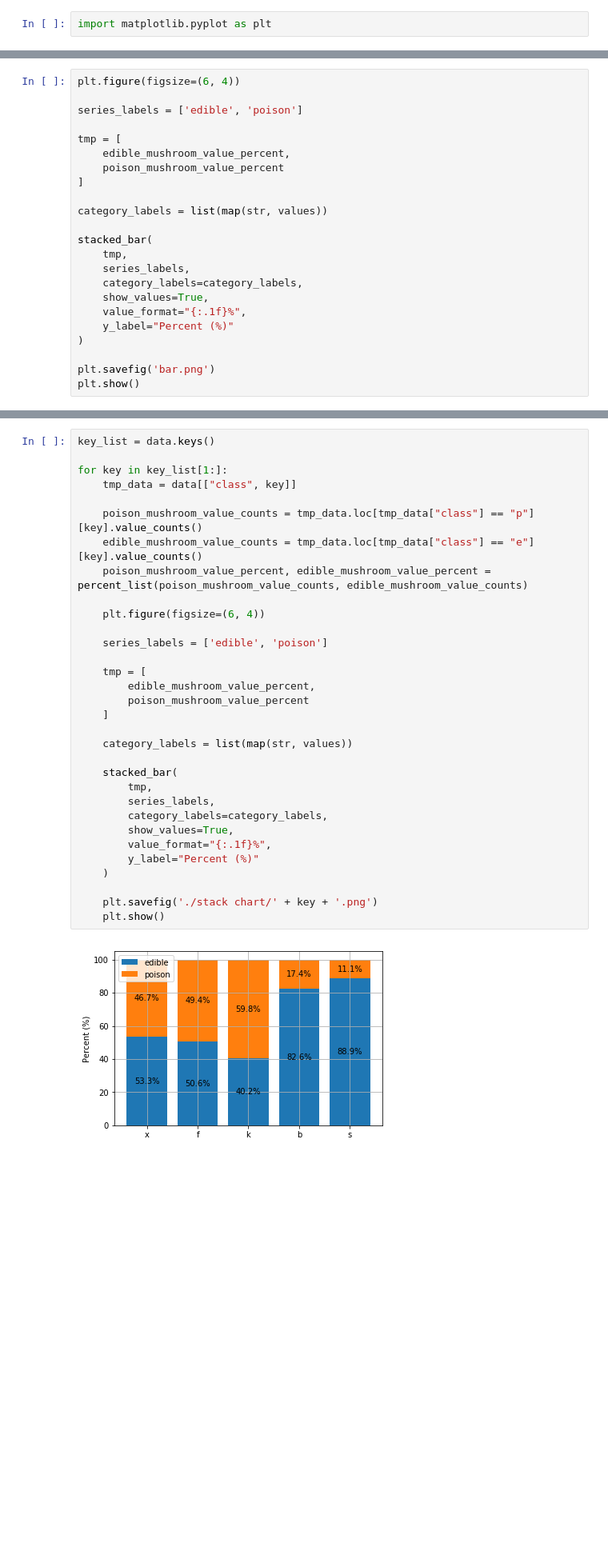
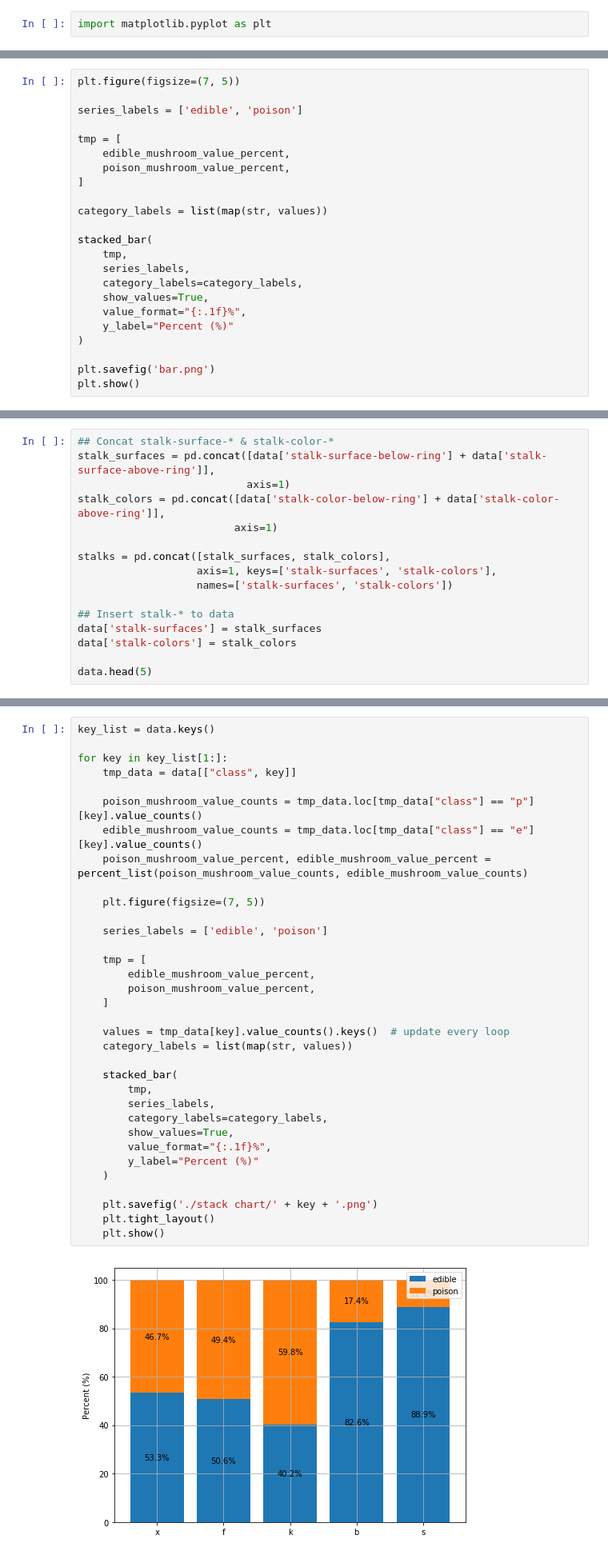
Before and after one commit to Data-Competition/Super-Mario, a Jupyter notebook: charttest-test-v1.ipynb, the cells around one changed output, grey strips where cells are left out. Shown: that part at 80% size. Drawn from its saved outputs; the diff is of its cells as text; blank space fills up the shorter version.

```diff
--- a/charttest-test-v1.ipynb
+++ b/charttest-test-v1.ipynb
@@ -176,13 +176,13 @@ def stacked_bar(data, series_labels, category_labels=None,
                          value_format.format(h), ha="center",
                          va="center")
 # %%
-plt.figure(figsize=(6, 4))
+plt.figure(figsize=(7, 5))
 
 series_labels = ['edible', 'poison']
 
 tmp = [
     edible_mushroom_value_percent,
-    poison_mushroom_value_percent
+    poison_mushroom_value_percent,
 ]
 
 category_labels = list(map(str, values))
@@ -202,0 +203,16 @@ plt.show()
+# %%
+## Concat stalk-surface-* & stalk-color-*
+stalk_surfaces = pd.concat([data['stalk-surface-below-ring'] + data['stalk-surface-above-ring']],
+                           axis=1)
+stalk_colors = pd.concat([data['stalk-color-below-ring'] + data['stalk-color-above-ring']],
+                         axis=1)
+
+stalks = pd.concat([stalk_surfaces, stalk_colors],
+                   axis=1, keys=['stalk-surfaces', 'stalk-colors'],
+                   names=['stalk-surfaces', 'stalk-colors'])
+
+## Insert stalk-* to data
+data['stalk-surfaces'] = stalk_surfaces
+data['stalk-colors'] = stalk_colors
+
+data.head(5)
@@ -209,33 +233,35 @@ if not os.path.exists('stack chart'):
 key_list = data.keys()
 
 for key in key_list[1:]:
     tmp_data = data[["class", key]]
 
     poison_mushroom_value_counts = tmp_data.loc[tmp_data["class"] == "p"][key].value_counts()
     edible_mushroom_value_counts = tmp_data.loc[tmp_data["class"] == "e"][key].value_counts()
     poison_mushroom_value_percent, edible_mushroom_value_percent = percent_list(poison_mushroom_value_counts, edible_mushroom_value_counts)
 
-    plt.figure(figsize=(6, 4))
+    plt.figure(figsize=(7, 5))
 
     series_labels = ['edible', 'poison']
 
     tmp = [
         edible_mushroom_value_percent,
-        poison_mushroom_value_percent
+        poison_mushroom_value_percent,
     ]
 
+    values = tmp_data[key].value_counts().keys()  # update every loop
     category_labels = list(map(str, values))
 
     stacked_bar(
         tmp,
         series_labels,
         category_labels=category_labels,
         show_values=True,
         value_format="{:.1f}%",
         y_label="Percent (%)"
     )
 
     plt.savefig('./stack chart/' + key + '.png')
+    plt.tight_layout()
     plt.show()
 # %% [output]
-[figure, old version]
+[figure, new version]
```
Also changed, not shown: parts of 3 cells of this notebook, 24 other files.
